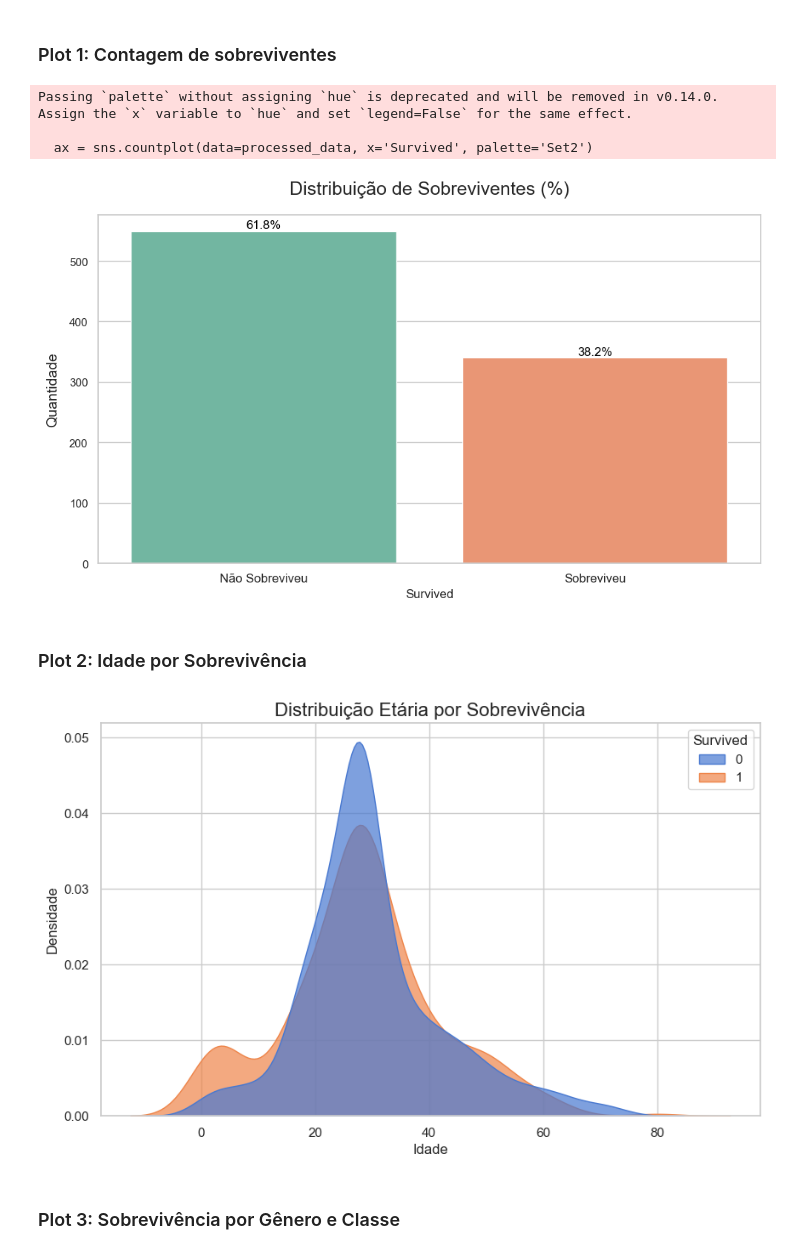
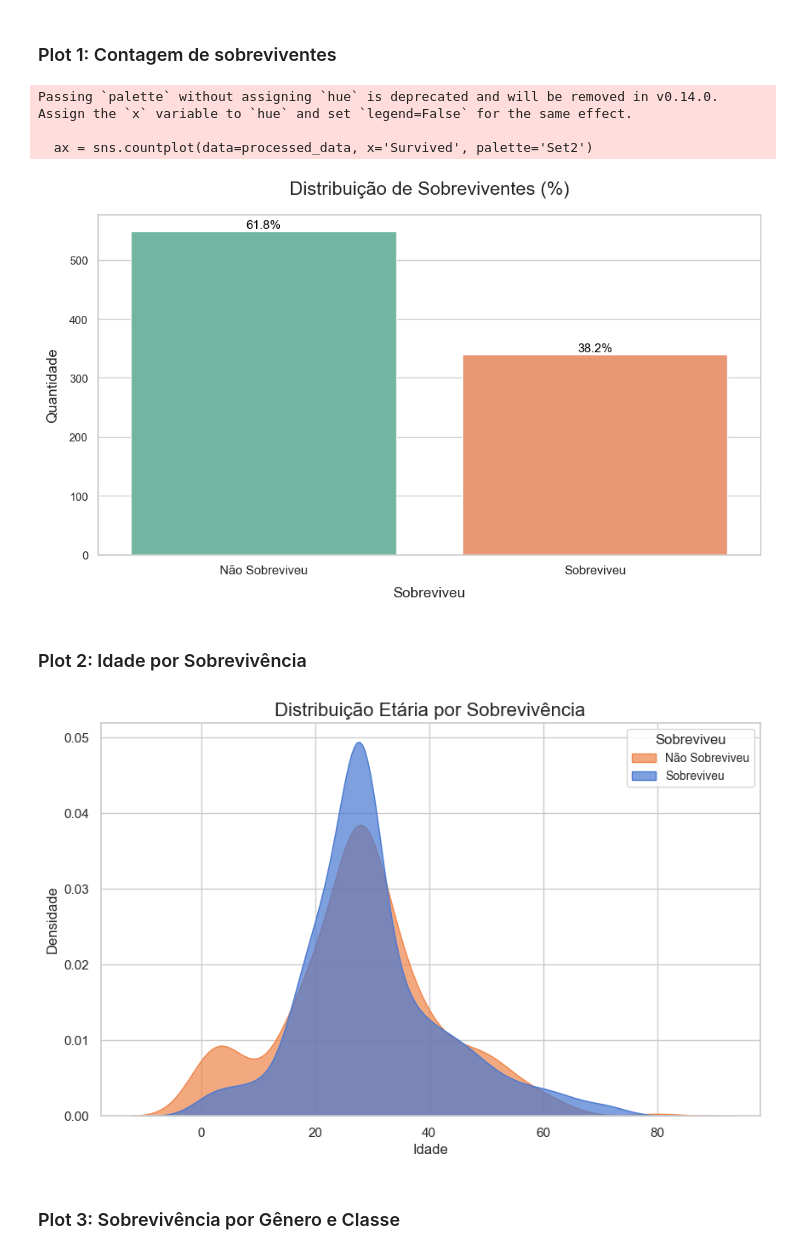
Before and after one commit to brenonevs/facprj-titanic, a Jupyter notebook: src/main.ipynb, the cells around one changed output. Saved outputs shown, nothing was run; the diff lists cells and outputs as text; code cells hidden in the pictures.

```diff
--- a/src/main.ipynb
+++ b/src/main.ipynb
@@ -296,27 +296,23 @@ plt.rcParams['figure.figsize'] = (10, 6)
 ### Plot 1: Contagem de sobreviventes
 # %%
 plt.figure(figsize=(10, 6))
-
 ax = sns.countplot(data=processed_data, x='Survived', palette='Set2')
-
 for p in ax.patches:
     percentage = f"{100 * p.get_height() / len(processed_data):.1f}%"
     ax.annotate(percentage,
                 (p.get_x() + p.get_width() / 2., p.get_height() + 10),
                 ha='center', va='center', fontsize=12, color='black')
-
 ax.set_title('Distribuição de Sobreviventes (%)', fontsize=18, pad=20)
+ax.set_xlabel('Sobreviveu', fontsize=14, labelpad=10)
 ax.set_ylabel('Quantidade', fontsize=14, labelpad=10)
 ax.set_xticklabels(['Não Sobreviveu', 'Sobreviveu'], fontsize=12)
-
 plt.tight_layout()
-
 plt.show()
 # %% [output]
 Passing `palette` without assigning `hue` is deprecated and will be removed in v0.14.0. Assign the `x` variable to `hue` and set `legend=False` for the same effect.
 
   ax = sns.countplot(data=processed_data, x='Survived', palette='Set2')
-[figure, old version]
+[figure, new version]
 # %% [markdown]
 ### Plot 2: Idade por Sobrevivência
 # %%
@@ -325,9 +321,10 @@ sns.kdeplot(data=processed_data, x='Age', hue='Survived', fill=True, common_norm
 plt.title('Distribuição Etária por Sobrevivência', fontsize=16)
 plt.xlabel('Idade', fontsize=12)
 plt.ylabel('Densidade', fontsize=12)
+plt.legend(title='Sobreviveu', labels=['Não Sobreviveu', 'Sobreviveu'], fontsize=10)
 plt.show()
 # %% [output]
-[figure, old version]
+[figure, new version]
 # %% [markdown]
 ### Plot 3: Sobrevivência por Gênero e Classe
 # %%
```
Also changed, not shown: parts of 20 cells of this notebook.
